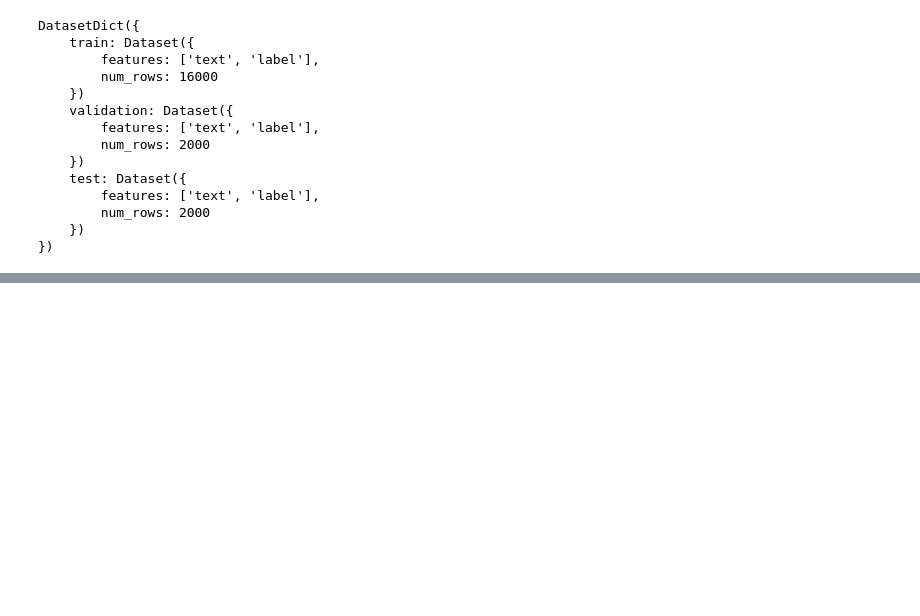
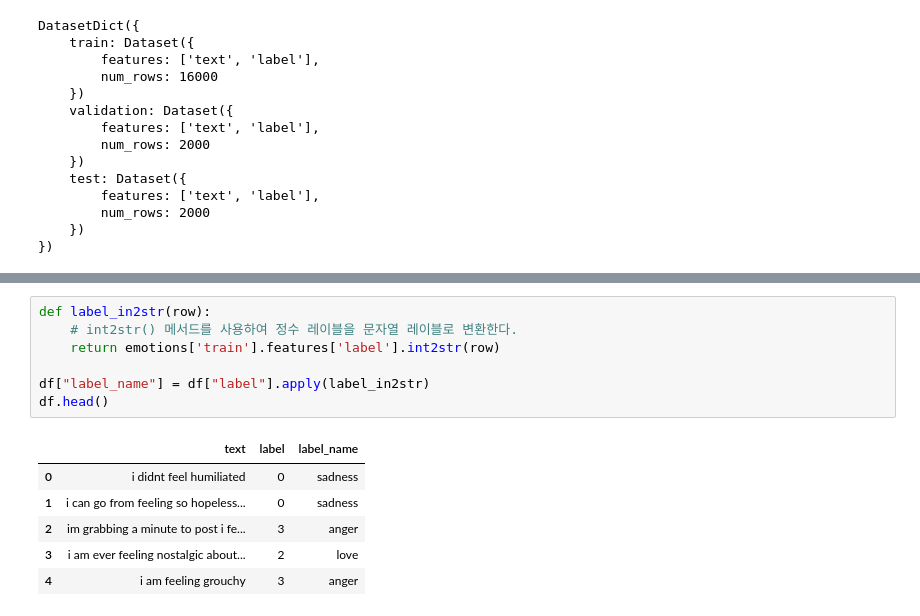
Before and after one commit to redinbluesky/nlp-with-transformers, a Jupyter notebook: 02-텍스트 분류.ipynb, the cells around one changed output, grey strips where cells are left out. Saved outputs shown, nothing was run; the diff lists cells and outputs as text; blank space fills up the shorter version.

```diff
--- a/02-텍스트 분류.ipynb
+++ b/02-텍스트 분류.ipynb
@@ -114,0 +136,14 @@ len(train_ds): 16000
+# %%
+def label_in2str(row):
+    # int2str() 메서드를 사용하여 정수 레이블을 문자열 레이블로 변환한다.
+    return emotions['train'].features['label'].int2str(row)
+
+df["label_name"] = df["label"].apply(label_in2str)
+df.head()
+# %% [output]
+|  | text | label | label_name |
+| 0 | i didnt feel humiliated | 0 | sadness |
+| 1 | i can go from feeling so hopeless... | 0 | sadness |
+| 2 | im grabbing a minute to post i fe... | 3 | anger |
+| 3 | i am ever feeling nostalgic about... | 2 | love |
+| 4 | i am feeling grouchy | 3 | anger |
```
Also changed, not shown: parts of 6 cells of this notebook.
